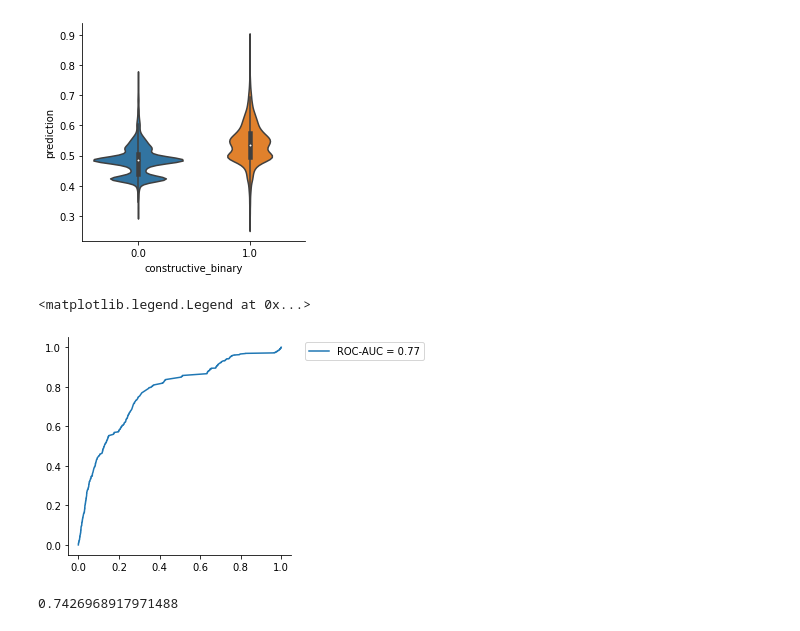
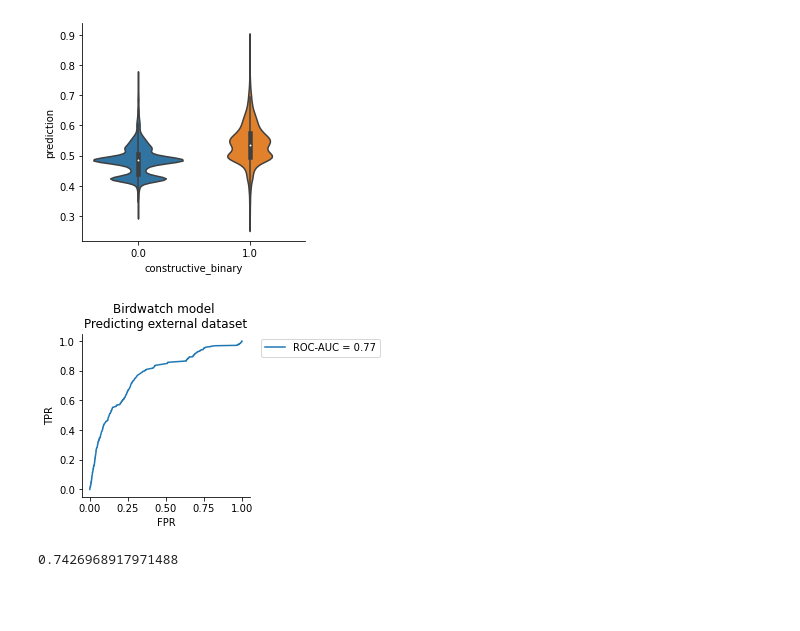
Before and after one commit to arunasank/6.864-project, a Jupyter notebook: code/04_00_bow_generalization.ipynb, the cells around one changed output. Saved outputs shown, nothing was run; the diff lists cells and outputs as text; code cells hidden in the pictures; blank space fills up the shorter version.

Commit message:
figures (presentation)

```diff
--- a/code/04_00_bow_generalization.ipynb
+++ b/code/04_00_bow_generalization.ipynb
@@ -45,14 +46,17 @@ fpr, tpr, thresholds = roc_curve(c3_df['constructive_binary'],
                                  c3_df['prediction'])
 roc_auc = auc(fpr, tpr)
 # %%
-plt.figure(figsize=(4, 4))
+plt.figure(figsize=(3, 3))
 plt.plot(fpr, tpr, label='ROC-AUC = ' + str(round(roc_auc, 2)))
 sns.despine()
 plt.legend()
 plt.legend(bbox_to_anchor=(1.04,1), loc="upper left")
+plt.xlabel('FPR')
+plt.ylabel('TPR')
+plt.title('Birdwatch model \nPredicting external dataset')
+gpplot.savefig('../figures/CCC_roc_auc.png', dpi=300)
 # %% [output]
-<matplotlib.legend.Legend at 0x...>
-[figure, old version]
+[figure, new version]
 # %%
 f1 = f1_score(c3_df['constructive_binary'],
               (c3_df['prediction'] > 0.5).astype(int))
```
Also changed, not shown: parts of 1 cell of this notebook, 4 other files.
